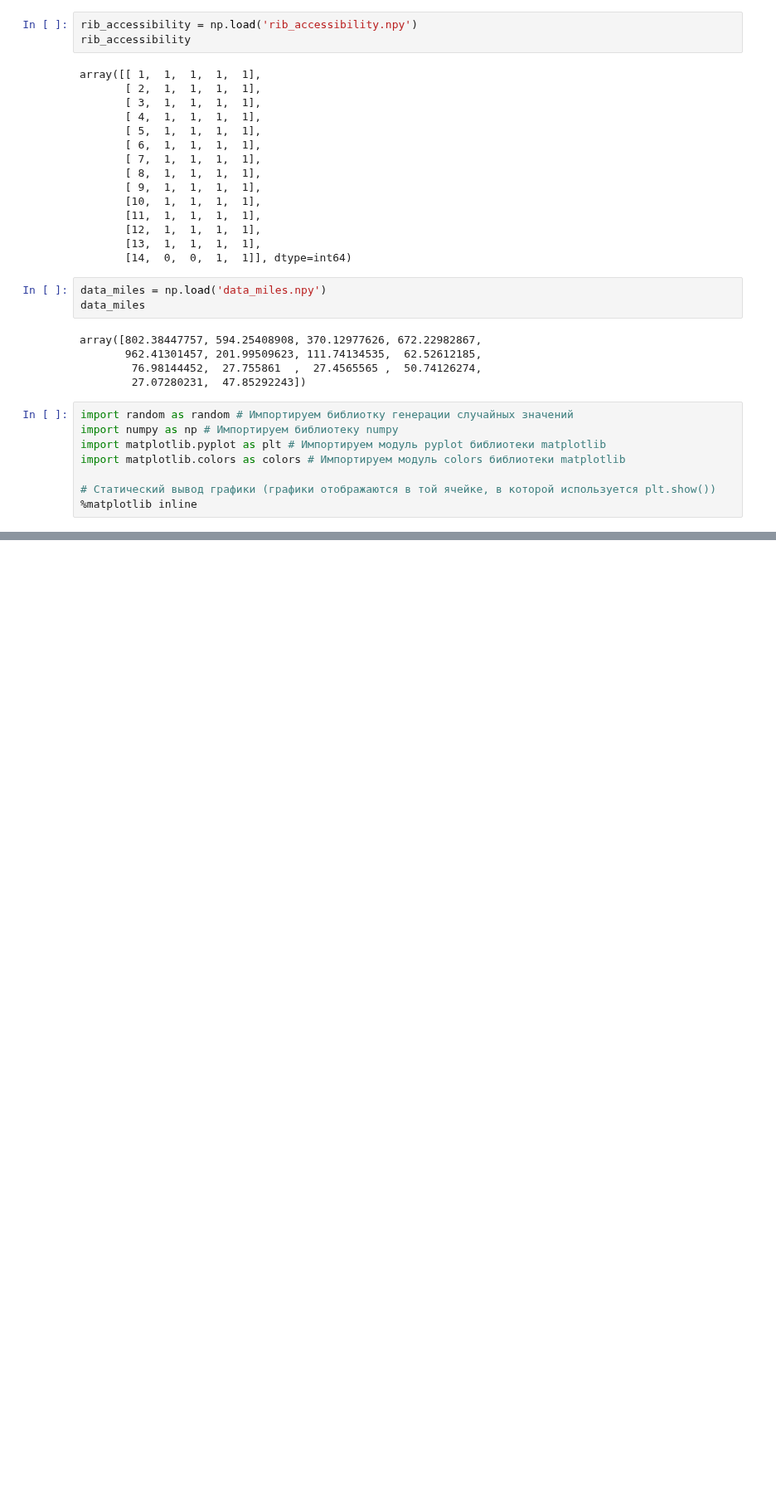
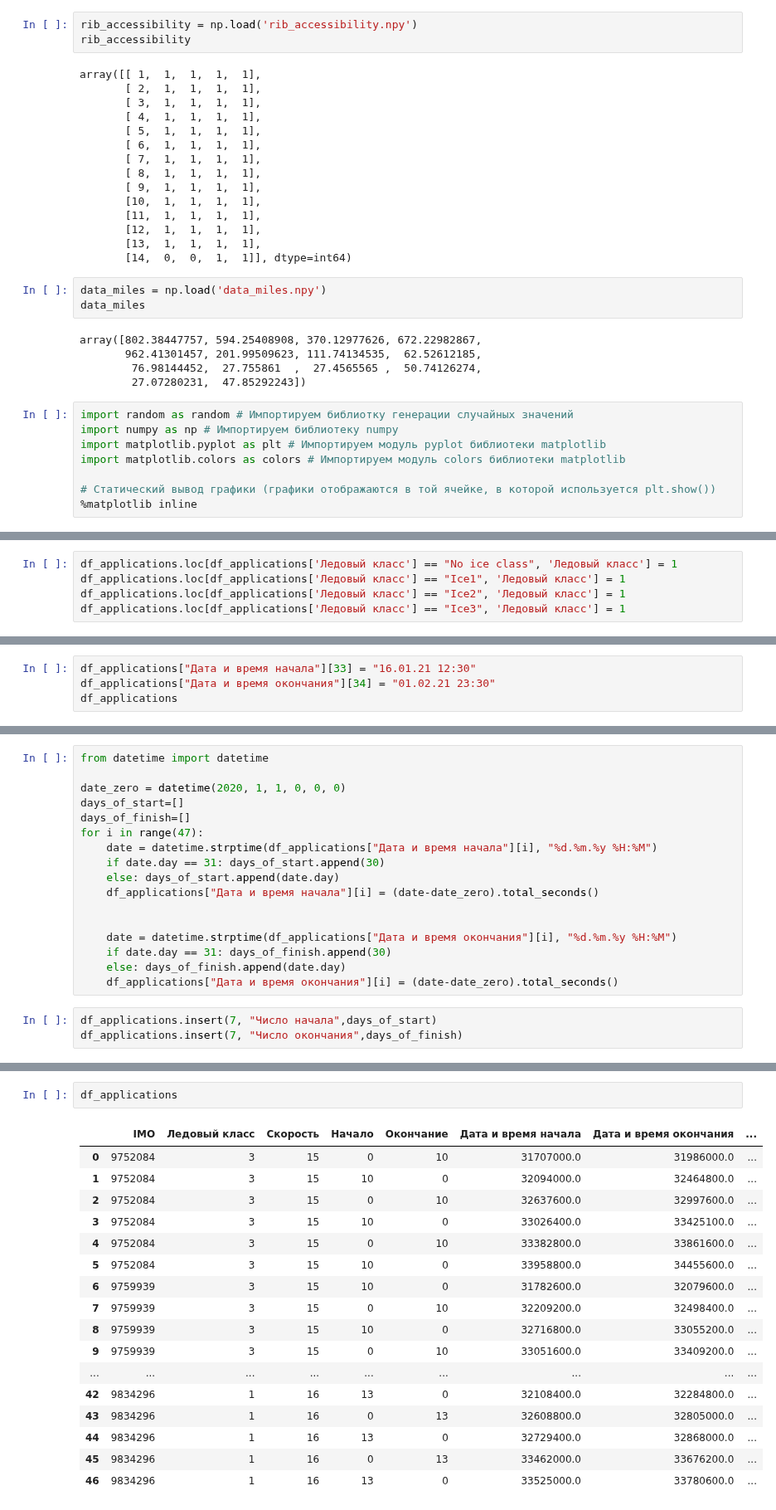
Before and after one commit to sudo-odner/hack-08-09-23, a Jupyter notebook: polina.ipynb, the cells around one changed output, grey strips where cells are left out. Shown at 83% size. Cells and saved outputs as stored; diff of their text form; blank space fills up the shorter version.

```diff
--- a/polina.ipynb
+++ b/polina.ipynb
@@ -234,0 +219,5 @@ dist_of_ways[0]/9
+# %%
+df_applications.loc[df_applications['Ледовый класс'] == "No ice class", 'Ледовый класс'] = 1
+df_applications.loc[df_applications['Ледовый класс'] == "Ice1", 'Ледовый класс'] = 1
+df_applications.loc[df_applications['Ледовый класс'] == "Ice2", 'Ледовый класс'] = 1
+df_applications.loc[df_applications['Ледовый класс'] == "Ice3", 'Ледовый класс'] = 1
@@ -234,0 +290,4 @@ dist_of_ways[0]/9
+# %%
+df_applications["Дата и время начала"][33] = "16.01.21 12:30"
+df_applications["Дата и время окончания"][34] = "01.02.21 23:30"
+df_applications
@@ -234,0 +312,20 @@ dist_of_ways[0]/9
+# %%
+from datetime import datetime
+
+date_zero = datetime(2020, 1, 1, 0, 0, 0)
+days_of_start=[]
+days_of_finish=[]
+for i in range(47):
+    date = datetime.strptime(df_applications["Дата и время начала"][i], "%d.%m.%y %H:%M")
+    if date.day == 31: days_of_start.append(30)
+    else: days_of_start.append(date.day)
+    df_applications["Дата и время начала"][i] = (date-date_zero).total_seconds()
+
+
+    date = datetime.strptime(df_applications["Дата и время окончания"][i], "%d.%m.%y %H:%M")
+    if date.day == 31: days_of_finish.append(30)
+    else: days_of_finish.append(date.day)
+    df_applications["Дата и время окончания"][i] = (date-date_zero).total_seconds()
+# %%
+df_applications.insert(7, "Число начала",days_of_start)
+df_applications.insert(7, "Число окончания",days_of_finish)
@@ -234,0 +403,20 @@ dist_of_ways[0]/9
+# %%
+df_applications
+# %% [output]
+|  | IMO | Ледовый класс | Скорость | Начало | Окончание | Дата и время начала | Дата и время окончания | ... |
+| 0 | 9752084 | 3 | 15 | 0 | 10 | 31707000.0 | 31986000.0 | ... |
+| 1 | 9752084 | 3 | 15 | 10 | 0 | 32094000.0 | 32464800.0 | ... |
+| 2 | 9752084 | 3 | 15 | 0 | 10 | 32637600.0 | 32997600.0 | ... |
+| 3 | 9752084 | 3 | 15 | 10 | 0 | 33026400.0 | 33425100.0 | ... |
+| 4 | 9752084 | 3 | 15 | 0 | 10 | 33382800.0 | 33861600.0 | ... |
+| 5 | 9752084 | 3 | 15 | 10 | 0 | 33958800.0 | 34455600.0 | ... |
+| 6 | 9759939 | 3 | 15 | 10 | 0 | 31782600.0 | 32079600.0 | ... |
+| 7 | 9759939 | 3 | 15 | 0 | 10 | 32209200.0 | 32498400.0 | ... |
+| 8 | 9759939 | 3 | 15 | 10 | 0 | 32716800.0 | 33055200.0 | ... |
+| 9 | 9759939 | 3 | 15 | 0 | 10 | 33051600.0 | 33409200.0 | ... |
+| ... | ... | ... | ... | ... | ... | ... | ... | ... |
+| 42 | 9834296 | 1 | 16 | 13 | 0 | 32108400.0 | 32284800.0 | ... |
+| 43 | 9834296 | 1 | 16 | 0 | 13 | 32608800.0 | 32805000.0 | ... |
+| 44 | 9834296 | 1 | 16 | 13 | 0 | 32729400.0 | 32868000.0 | ... |
+| 45 | 9834296 | 1 | 16 | 0 | 13 | 33462000.0 | 33676200.0 | ... |
+| 46 | 9834296 | 1 | 16 | 13 | 0 | 33525000.0 | 33780600.0 | ... |
```
Also changed, not shown: parts of 21 cells of this notebook.
